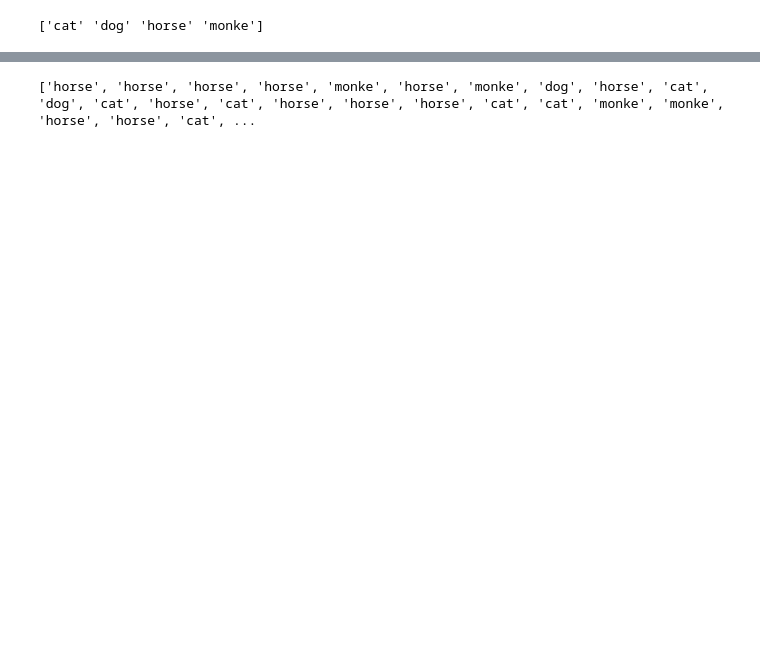
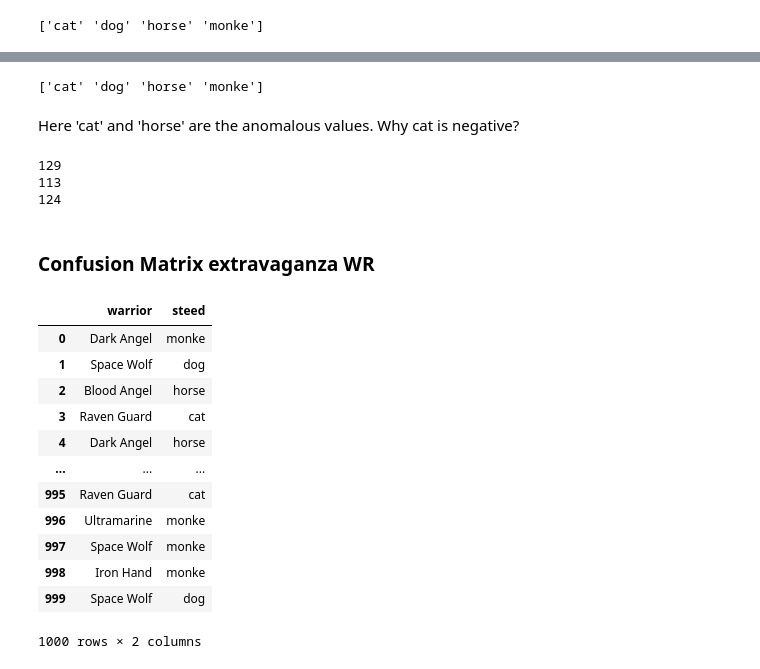
Before and after one commit to Mars4269/cFair-one-hot-kernel, a Jupyter notebook: kernel_one_hot.ipynb, the cells around one changed output, grey strips where cells are left out. Drawn from its saved outputs; the diff is of its cells as text; code cells hidden in the pictures; blank space fills up the shorter version.

```diff
--- a/kernel_one_hot.ipynb
+++ b/kernel_one_hot.ipynb
@@ -515,0 +661,11 @@ print(np.unique(result_1000_via_di_mezzo.b))
+# %%
+ani3 = []
+
+for warrior in war:
+    if warrior == "White Scar":
+        anim = "horse"
+    elif warrior == "Raven Guard":
+        anim="cat"
+    else:
+        anim = sample(animals)
+    ani3.append(anim)
@@ -516,4 +714,34 @@ print(np.unique(result_1000_via_di_mezzo.b))
 # %%
-print(result_1000_via_di_mezzo.b)
+print(np.unique(result_1000_via_di_mezzo_white_raven.b))
 # %% [output]
-['horse', 'horse', 'horse', 'horse', 'monke', 'horse', 'monke', 'dog', 'horse', 'cat', 'dog', 'cat', 'horse', 'cat', 'horse', 'horse', 'horse', 'cat', 'cat', 'monke', 'monke', 'horse', 'horse', 'cat', ...
+['cat' 'dog' 'horse' 'monke']
+# %% [markdown]
+Here 'cat' and 'horse' are the anomalous values. Why cat is negative?
+# %%
+print(war.count('Raven Guard'))
+print(war.count('White Scar'))
+print(war.count('Iron Hand'))
+# %% [output]
+129
+113
+124
+# %% [markdown]
+### Confusion Matrix extravaganza WR
+# %%
+legionWR = pd.DataFrame({'warrior': war, 'steed': ani3})
+# %%
+legionWR
+# %% [output]
+|  | warrior | steed |
+| 0 | Dark Angel | monke |
+| 1 | Space Wolf | dog |
+| 2 | Blood Angel | horse |
+| 3 | Raven Guard | cat |
+| 4 | Dark Angel | horse |
+| ... | ... | ... |
+| 995 | Raven Guard | cat |
+| 996 | Ultramarine | monke |
+| 997 | Space Wolf | monke |
+| 998 | Iron Hand | monke |
+| 999 | Space Wolf | dog |
+1000 rows × 2 columns
```
Also changed, not shown: parts of 75 cells of this notebook.
